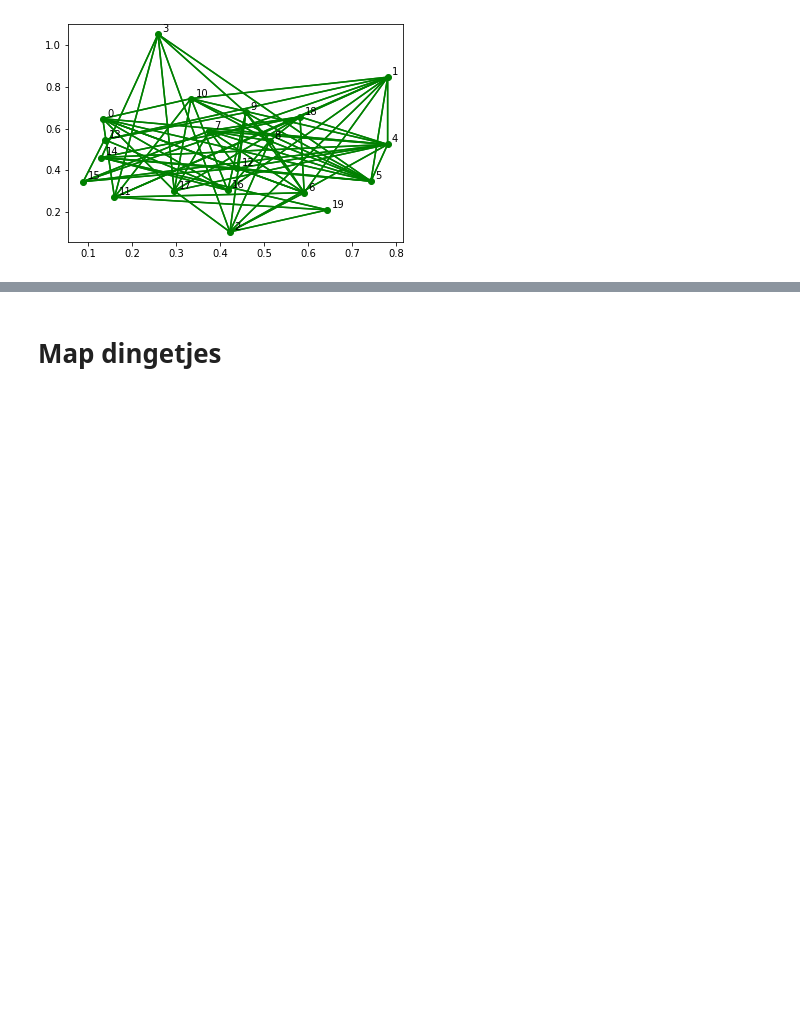
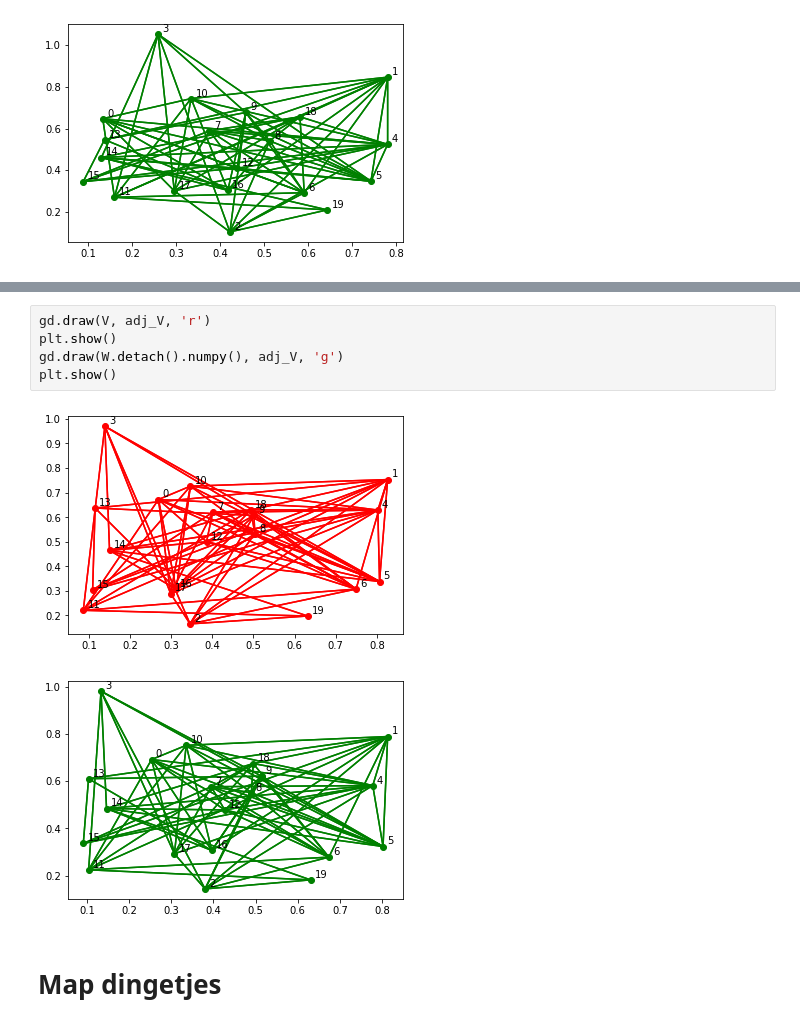
Before and after one commit to chclam/PrettyGD, a Jupyter notebook: graph_drawing_playground.ipynb, the cells around one changed output, grey strips where cells are left out. Saved outputs shown, nothing was run; the diff lists cells and outputs as text; blank space fills up the shorter version.

```diff
--- a/graph_drawing_playground.ipynb
+++ b/graph_drawing_playground.ipynb
@@ -227,3 +199,11 @@ AttributeError: 'Tensor' object has no attribute 'to_numpy'
+# %%
+gd.draw(V, adj_V, 'r')
+plt.show()
+gd.draw(W.detach().numpy(), adj_V, 'g')
+plt.show()
+# %% [output]
+[figure, added]
+[figure, added]
 # %% [markdown]
 # Map dingetjes
 # %%
```
Also changed, not shown: parts of 3 cells of this notebook, 2 other files.
